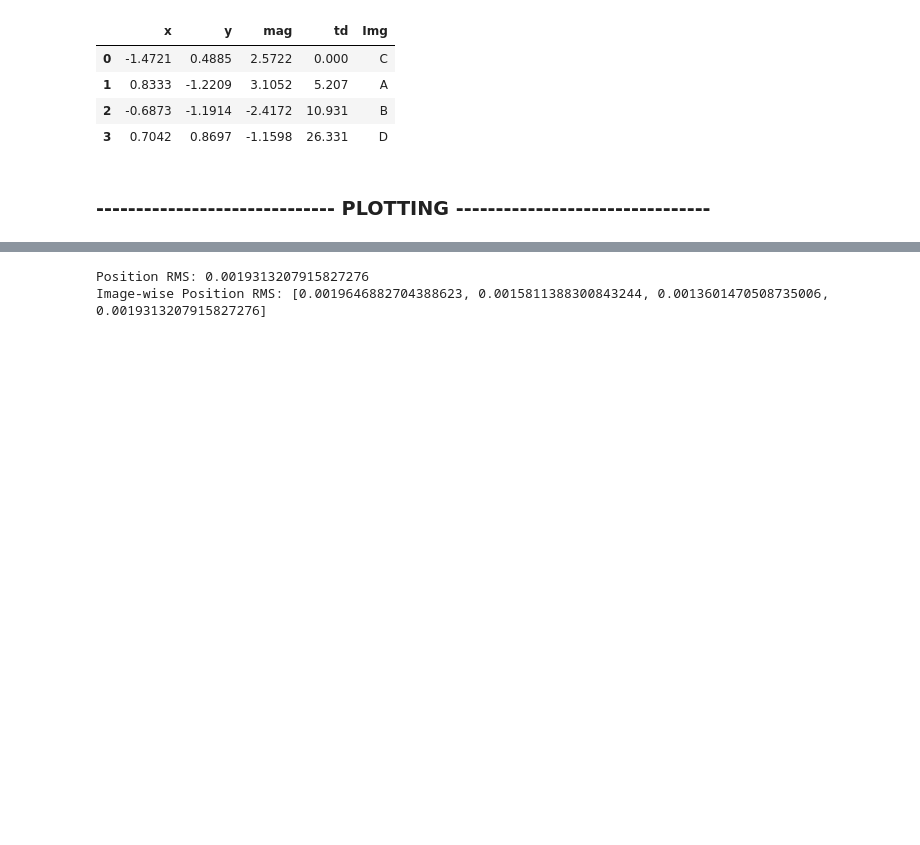
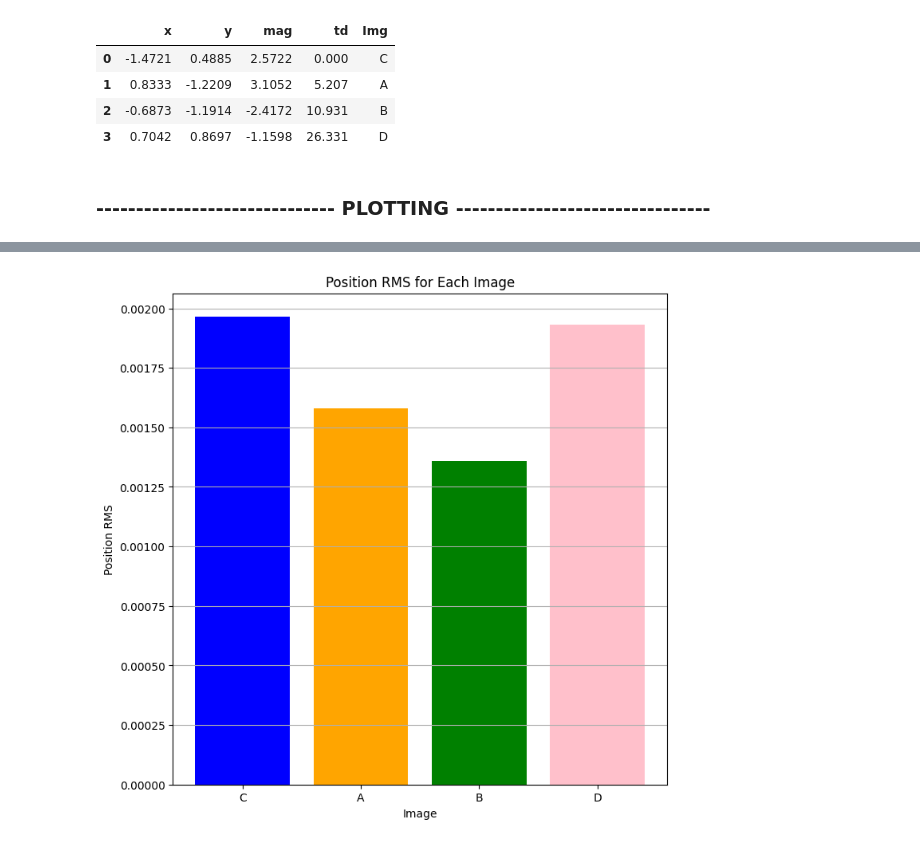
Before and after one commit to romms921/PyAutoGlaf, a Jupyter notebook: plotting.ipynb, the cells around one changed output, grey strips where cells are left out. Cells and saved outputs as stored; diff of their text form; code cells hidden in the pictures; blank space fills up the shorter version.

Commit message:
pos_rms plot code added

```diff
--- a/plotting.ipynb
+++ b/plotting.ipynb
@@ -904,3 +904,22 @@ if optimize == 1:
         print(f"Error reading optimization results file: {e}")
 # %% [markdown]
 ### ------------------------------ PLOTTING --------------------------------
+# %%
+# Preprocessing for Plotting
+# Assigning Colours
+obs_point['Color'] = ['blue', 'orange', 'green', 'pink']
+pred_point['Color'] = ['blue', 'orange', 'green', 'pink'][0:len(pred_point)]
+
+# Calculating RMS
+num_obs_point = len(obs_point)
+num_pred_point = len(pred_point)
+
+if num_obs_point == num_pred_point:
+    image_rms = []
+    for i in range(num_obs_point):
+        dist = np.sqrt((obs_point.at[i, 'x'] - pred_point.at[i, 'x'])**2 + (obs_point.at[i, 'y'] - pred_point.at[i, 'y'])**2)
+        pred_point['pos_rms'][i] = dist
+        image_rms.append(dist)
+        pos_rms = np.sqrt(np.sum(np.array(image_rms)**2) / num_obs_point)
+    print(f"Position RMS: {pos_rms}")
+    print(f"Image-wise Position RMS: {image_rms}")
@@ -907,19 +953,14 @@ if optimize == 1:
 # %%
-def plotting(obs_point, pred_point, crit_data=None, lens_data=None):
-    # POS RMS
-    num_obs_point = len(obs_point)
-    num_pred_point = len(pred_point)
-
-    if num_obs_point == num_pred_point:
-        image_rms = []
-        for i in range(num_obs_point):
-            dist = np.sqrt((obs_point.at[i, 'x'] - pred_point.at[i, 'x'])**2 + (obs_point.at[i, 'y'] - pred_point.at[i, 'y'])**2)
-            image_rms.append(dist)
-            pos_rms = np.average(dist)
-        print(f"Position RMS: {pos_rms}")
-        print(f"Image-wise Position RMS: {image_rms}")
+def plotting(obs_point, pred_point):
+    # Plotting for POS
+    plt.figure(figsize=(8, 8))
+    plt.bar(pred_point['Img'], pred_point['pos_rms'], color=pred_point['Color'])
+    plt.xlabel('Image')
+    plt.ylabel('Position RMS')
+    plt.title('Position RMS for Each Image')
+    plt.grid(axis='y')
+    plt.show()
 # %%
-plotting(obs_point, pred_point, crit_data, lens_data)
+plotting(obs_point, pred_point)
 # %% [output]
-Position RMS: 0.0019313207915827276
-Image-wise Position RMS: [0.0019646882704388623, 0.0015811388300843244, 0.0013601470508735006, 0.0019313207915827276]
+[figure, added]
```
Also changed, not shown: parts of 3 cells of this notebook, 3 other files.
